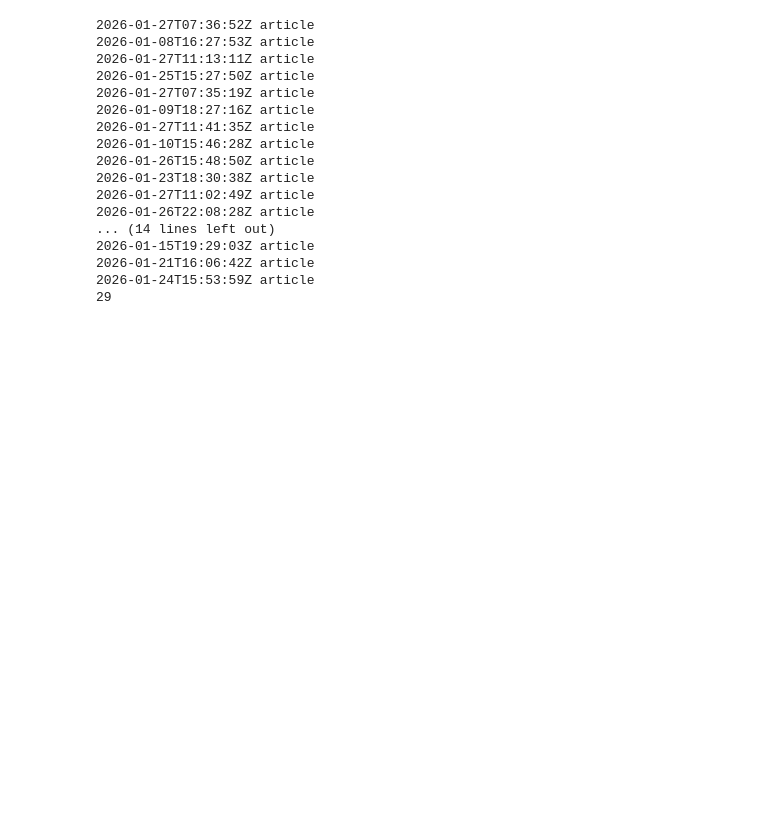
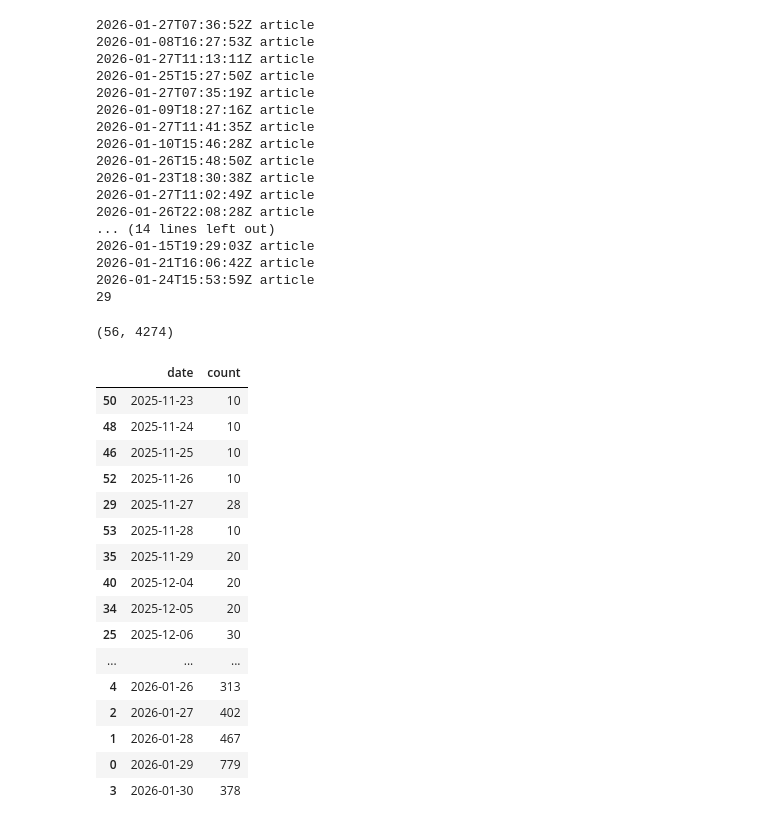
Before and after one commit to glennart8/personal_agent, a Jupyter notebook: pa_agent/src/pa_agent/explorations/explore_scraping.ipynb, the cells around one changed output. Saved outputs shown, nothing was run; the diff lists cells and outputs as text; code cells hidden in the pictures; blank space fills up the shorter version.

```diff
--- a/pa_agent/src/pa_agent/explorations/explore_scraping.ipynb
+++ b/pa_agent/src/pa_agent/explorations/explore_scraping.ipynb
@@ -307,3 +307,31 @@ with open("tech_100.json", "w", encoding="utf8") as file:
 2026-01-21T16:06:42Z article
 2026-01-24T15:53:59Z article
 29
+# %%
+import pandas as pd
+
+df = pd.read_json("../data/omni.json")
+
+df["date"].nunique(), len(df)
+# %% [output]
+(56, 4274)
+# %%
+df["date"].value_counts().reset_index().sort_values(by="date")
+# %% [output]
+|  | date | count |
+| 50 | 2025-11-23 | 10 |
+| 48 | 2025-11-24 | 10 |
+| 46 | 2025-11-25 | 10 |
+| 52 | 2025-11-26 | 10 |
+| 29 | 2025-11-27 | 28 |
+| 53 | 2025-11-28 | 10 |
+| 35 | 2025-11-29 | 20 |
+| 40 | 2025-12-04 | 20 |
+| 34 | 2025-12-05 | 20 |
+| 25 | 2025-12-06 | 30 |
+| ... | ... | ... |
+| 4 | 2026-01-26 | 313 |
+| 2 | 2026-01-27 | 402 |
+| 1 | 2026-01-28 | 467 |
+| 0 | 2026-01-29 | 779 |
+| 3 | 2026-01-30 | 378 |
```
Also changed, not shown: parts of 4 cells of this notebook.
